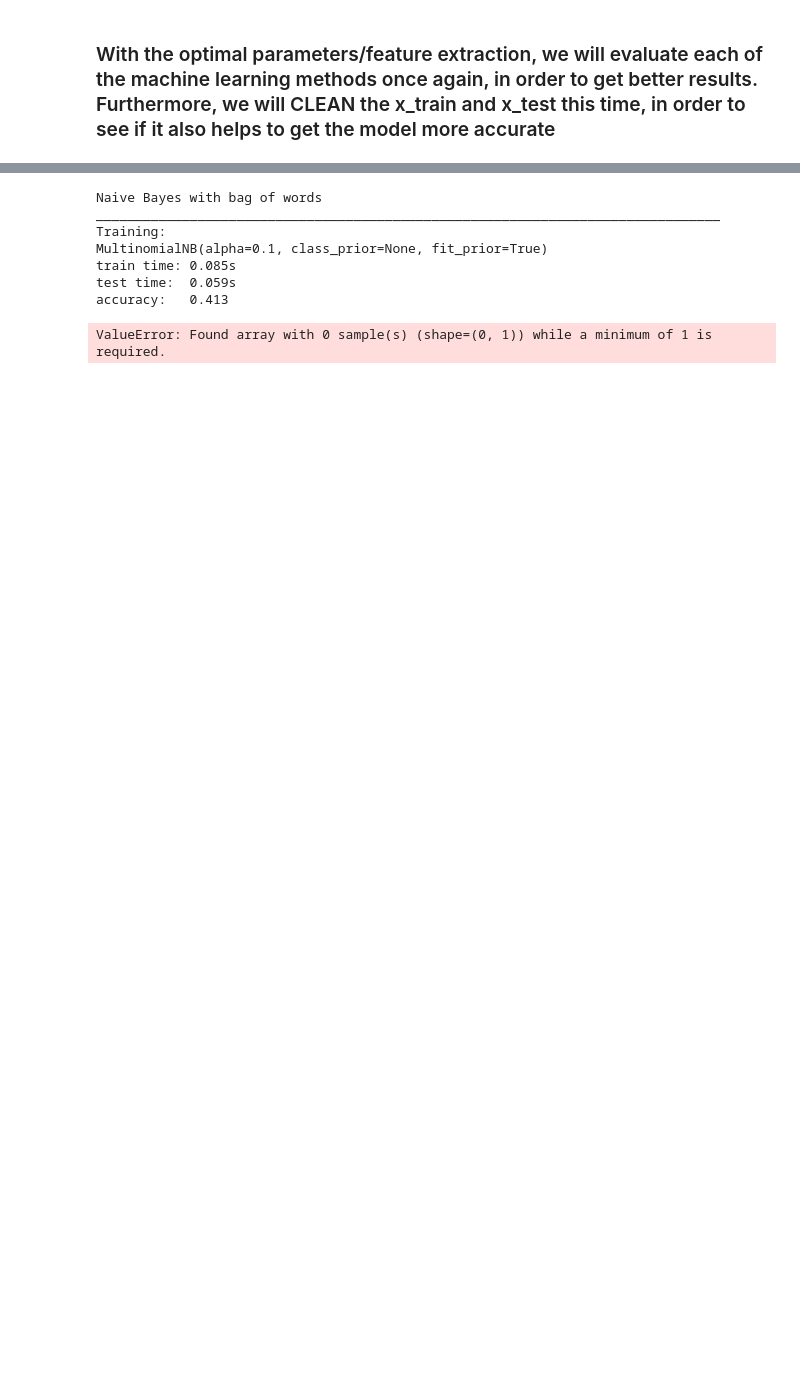
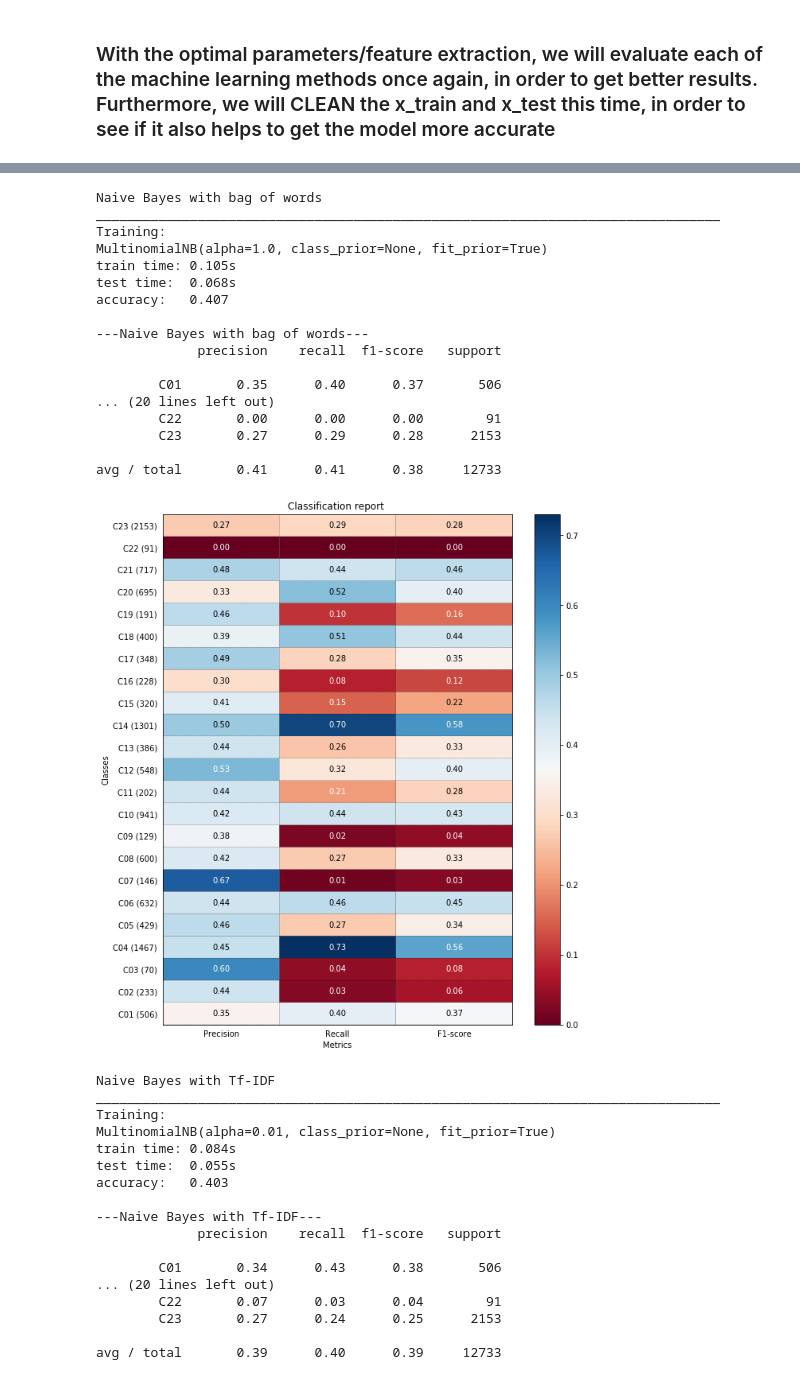
Before and after one commit to fabines/DocumentClassificstion, a Jupyter notebook: DocumentClassification (1).ipynb, the cells around one changed output, grey strips where cells are left out. Drawn from its saved outputs; the diff is of its cells as text; code cells hidden in the pictures; blank space fills up the shorter version.

```diff
--- a/DocumentClassification (1).ipynb
+++ b/DocumentClassification (1).ipynb
@@ -612,7 +615,7 @@ import numpy as np
 def show_values(pc, fmt="%.2f", **kw):
 
     pc.update_scalarmappable()
-    ax = pc.get_axes()
+    ax = pc.axes
     for p, color, value in zip(pc.get_paths(), pc.get_facecolors(), pc.get_array()):
         x, y = p.vertices[:-2, :].mean(0)
         if np.all(color[:3] > 0.5):
@@ -739,17 +742,10 @@ def tableResults(X_train,X_test, clf, name):
 # optimal parameters values and chosen feature extraction
 evaluations = []
 def evaluateOptimal(FE_with_params, clf_with_params, methods_names):
-    global _train_clean_Data
-    global _test_clean_Data
-    _train_clean_Data = np.asarray(_train_clean_Data)
-    _test_clean_Data=np.asarray(_test_clean_Data)
-
-    _train_clean_Data=_train_clean_Data.reshape(-1, 1)
-    _test_clean_Data =_test_clean_Data.reshape(-1, 1)
     featureExtraction = FE_with_params
     train = featureExtraction.fit_transform(dataSet.data)
     test = featureExtraction.transform(data_test.data)
     clf_method = clf_with_params
     print(methods_names)
     evaluations.append(benchmark(clf_method, train, test))
-    tableResults(_train_clean_Data,_test_clean_Data,clf_method,methods_names)
+    tableResults(train,test,clf_method,methods_names)
@@ -756,31 +755,58 @@ def evaluateOptimal(FE_with_params, clf_with_params, methods_names):
 # %%
 
 
 # running Naive Bayes with bag of words - optimal
 FE_withparams = CountVectorizer(max_df=0.3, stop_words='english')
-clf_with_params = MultinomialNB(alpha=0.1)
+clf_with_params = MultinomialNB(alpha=1.0)
 evaluateOptimal(FE_withparams, clf_with_params,'Naive Bayes with bag of words')
 
 # running Naive Bayes with TF-IDF - optimal
 FE_withparams = CountVectorizer(max_df=0.3, stop_words='english')
-clf_with_params = MultinomialNB(alpha=0.1)
+clf_with_params = MultinomialNB(alpha=0.01)
 evaluateOptimal(FE_withparams, clf_with_params,'Naive Bayes with Tf-IDF')
 
 # running SVM with TF-IDF - optimal
-FE_withparams = TfidfVectorizer(sublinear_tf='True', max_df=0.5, stop_words='english')
+FE_withparams = TfidfVectorizer(sublinear_tf='True', max_df=1.0, stop_words='english')
 clf_with_params = SGDClassifier(alpha=0.01)
 evaluateOptimal(FE_withparams, clf_with_params,'SVM with TF-IDF')
 
 # running SVM with Bag Of Words - optimal
 FE_withparams = TfidfVectorizer(sublinear_tf='True', max_df=0.3, stop_words='english')
-clf_with_params = SGDClassifier( alpha=0.1)
+clf_with_params = SGDClassifier( alpha=1.0)
 evaluateOptimal(FE_withparams, clf_with_params,'SVM with Bag Of Words')
 # %% [output]
 Naive Bayes with bag of words
 ________________________________________________________________________________
 Training:
-MultinomialNB(alpha=0.1, class_prior=None, fit_prior=True)
-train time: 0.085s
-test time:  0.059s
-accuracy:   0.413
+MultinomialNB(alpha=1.0, class_prior=None, fit_prior=True)
+train time: 0.105s
+test time:  0.068s
+accuracy:   0.407
+
+---Naive Bayes with bag of words---
+             precision    recall  f1-score   support
+
+        C01       0.35      0.40      0.37       506
+... (20 lines left out)
+        C22       0.00      0.00      0.00        91
+        C23       0.27      0.29      0.28      2153
+
+avg / total       0.41      0.41      0.38     12733
+[figure, added]
-ValueError: Found array with 0 sample(s) (shape=(0, 1)) while a minimum of 1 is required.
+Naive Bayes with Tf-IDF
+________________________________________________________________________________
+Training:
+MultinomialNB(alpha=0.01, class_prior=None, fit_prior=True)
+train time: 0.084s
+test time:  0.055s
+accuracy:   0.403
+
+---Naive Bayes with Tf-IDF---
+             precision    recall  f1-score   support
+
+        C01       0.34      0.43      0.38       506
+... (20 lines left out)
+        C22       0.07      0.03      0.04        91
+        C23       0.27      0.24      0.25      2153
+
+avg / total       0.39      0.40      0.39     12733
```
Also changed, not shown: parts of 23 cells of this notebook, 3 other files.
